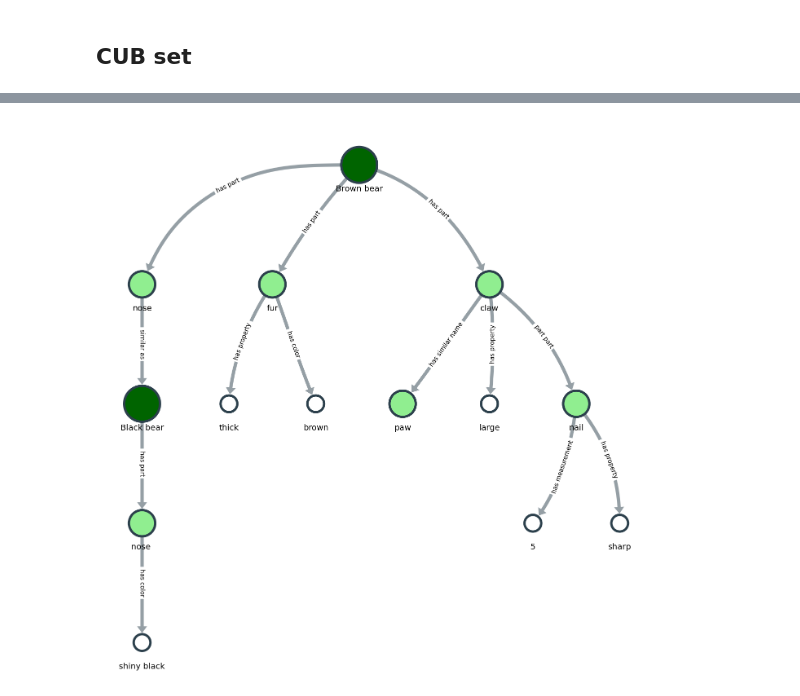
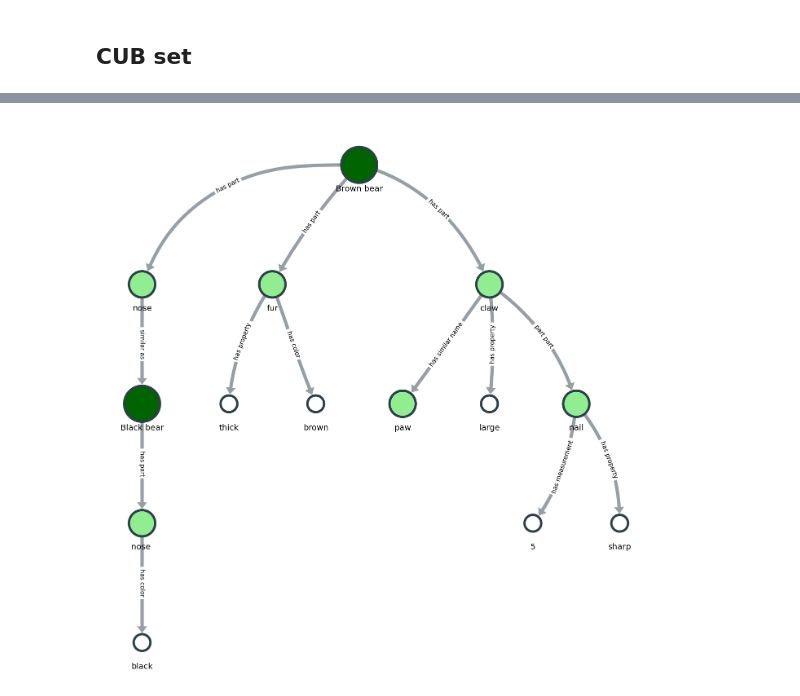
Before and after one commit to RobertvdV/GRS82000_eTaxonomist, a Jupyter notebook: notebooks/Visualisation.ipynb, the cells around one changed output, grey strips where cells are left out. Cells and saved outputs as stored; diff of their text form; code cells hidden in the pictures.

```diff
--- a/notebooks/Visualisation.ipynb
+++ b/notebooks/Visualisation.ipynb
@@ -721,3 +706,30 @@ fig.savefig('CUB_distribution.pdf', format='pdf', dpi=1200, bbox_inches='tight')
+# %%
+sns.set_style('whitegrid')
+fig, (ax_hist_CUB, ax_box_CUB, ) = plt.subplots(2, sharex=True,
+                                                gridspec_kw={"height_ratios": (.9, .10)},
+                                               figsize=(10, 3))
+
+
+flierprops = dict(marker='.', markerfacecolor='black', markersize=5,
+                  markeredgecolor='none')
+
+
+sns.boxplot(df['BOW'], ax=ax_box_CUB, color='#1f77b4', flierprops=flierprops)
+ax_box_CUB.spines['right'].set_visible(False)
+ax_box_CUB.spines['top'].set_visible(False)
+ax_box_CUB.spines['left'].set_visible(False)
+ax_box_CUB.spines['bottom'].set_visible(False)
+ax_box_CUB.grid(False)
+
+
+ax_hist_CUB.hist([df['BOW']],
+         bins=np.arange(0, 250, 5), histtype='bar', align='mid',
+         rwidth=0.9, stacked=False, alpha=0.8,
+         zorder=3, edgecolor=None, color='#1f77b4')
+plt.xlabel('')
+plt.setp([ax_hist_BOW, ax_hist_CUB,], xlim=(0, 250), ylim=(0, 20))
+
+fig.savefig('CUB_distribution_BOW.pdf', format='pdf', dpi=1200, bbox_inches='tight')
 # %%
 import requests
 from bs4 import BeautifulSoup
@@ -1002,7 +1013,7 @@ kg = [
     ('Brown bear', 'has part', 'nose'),
     ('nose', 'similar as', 'Black bear'),
     ('Black bear', 'has part', 'nose '),
-    ('nose ', 'has color', 'shiny black'),
+    ('nose ', 'has color', 'black'),
 ]
 
 
@@ -1029,36 +1040,36 @@ node_size = {
     'brown': 2,
     'paw': 3,
     'large': 2,
-    'shiny black': 2
+    'black': 2
 }
 
 node_color = {
     'Brown bear': 'darkgreen',
     'Black bear': 'darkgreen',
     'fur': 'lightgreen',
     'claw': 'lightgreen',
     'sharp': 'white',
     'brown': 'white',
     'thick': 'white',
     'nail': 'lightgreen',
     '5': 'white',
     'large': 'white',
     'paw': 'lightgreen',
     'nose': 'lightgreen',
     'nose ': 'lightgreen',
-    'shiny black': 'white',
+    'black': 'white',
 }
 
 node_labels = {node : node for node in G}
 fig, ax = plt.subplots(figsize=(25, 25))
 Graph(G, node_layout='dot', edge_layout='curved',
       node_size=node_size, node_labels=node_labels, node_color=node_color,
       edge_labels=labels, node_label_offset=(0.00, -0.05),
      node_label_rotate=50, arrows=True, edge_width=.7,
       node_label_fontdict=dict(size=20),
       edge_label_fontdict=dict(size=15),
      ax=ax)
 
 plt.savefig('kngraph_rec.pdf', format='pdf', dpi=1200, bbox_inches='tight')
 # %% [output]
-[figure, old version]
+[figure, new version]
```
Also changed, not shown: parts of 43 cells of this notebook, 24 other files.
